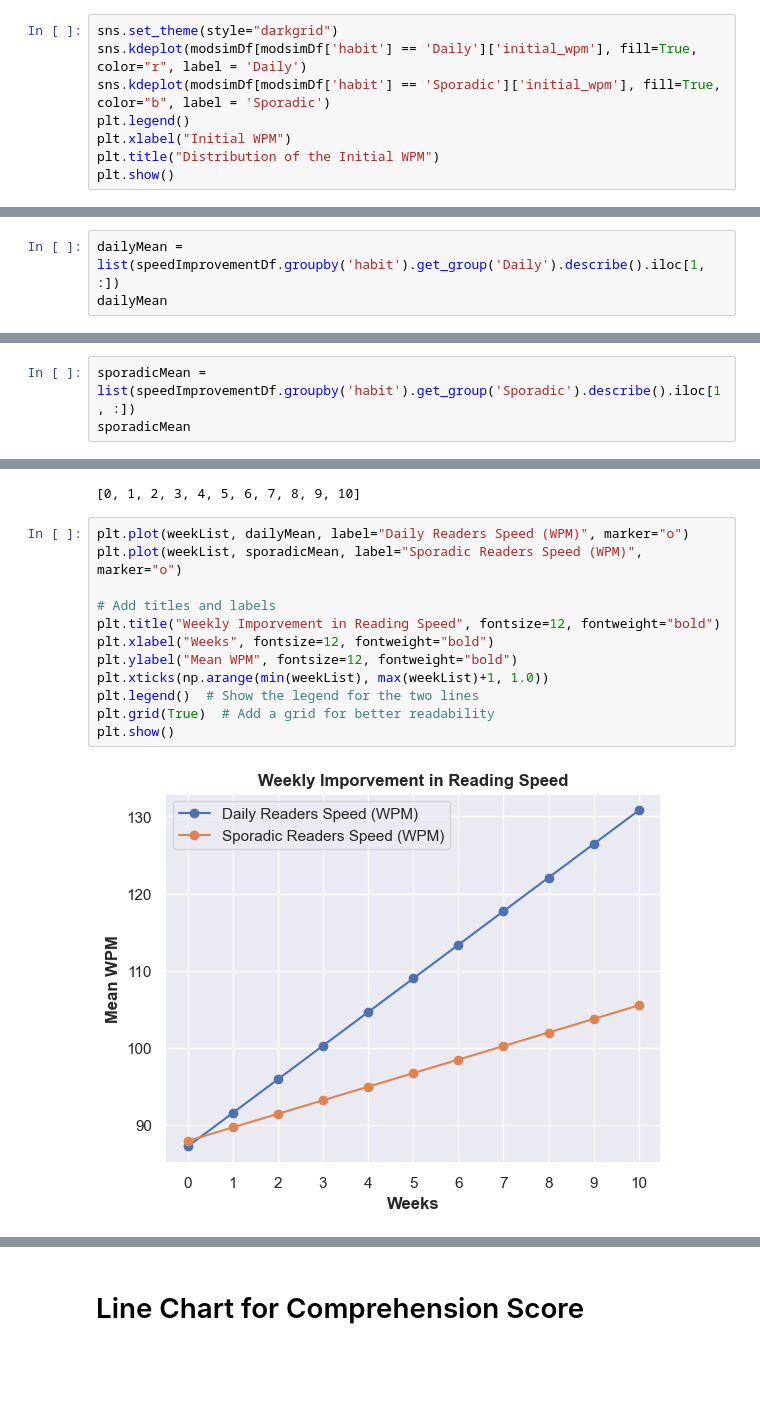
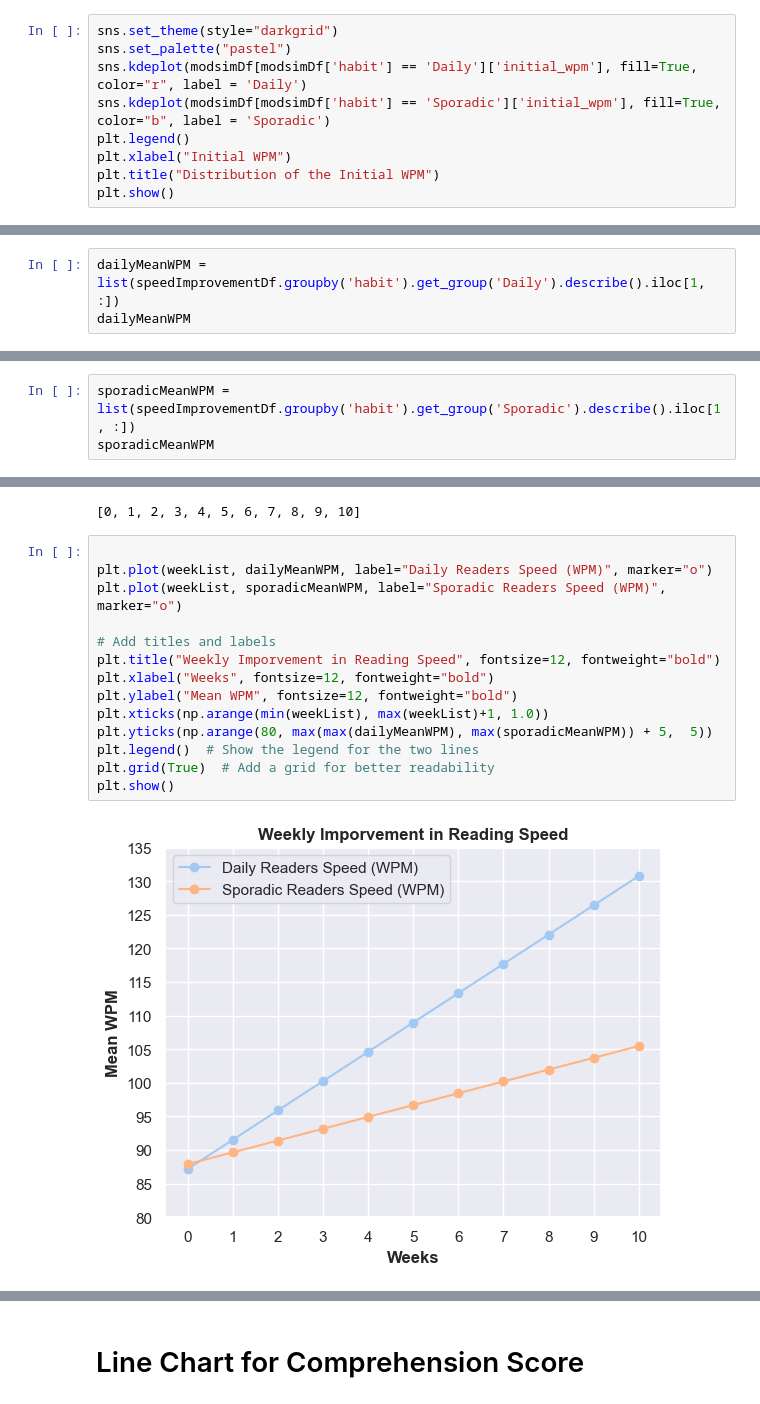
Before and after one commit to kimodri/school-projects, a Jupyter notebook: ModsimFINALFINAL.ipynb, the cells around one changed output, grey strips where cells are left out. Cells and saved outputs as stored; diff of their text form; blank space fills up the shorter version.

```diff
--- a/ModsimFINALFINAL.ipynb
+++ b/ModsimFINALFINAL.ipynb
@@ -370,6 +370,7 @@ modsimDf
 They look the same
 # %%
 sns.set_theme(style="darkgrid")
+sns.set_palette("pastel")
 sns.kdeplot(modsimDf[modsimDf['habit'] == 'Daily']['initial_wpm'], fill=True, color="r", label = 'Daily')
 sns.kdeplot(modsimDf[modsimDf['habit'] == 'Sporadic']['initial_wpm'], fill=True, color="b", label = 'Sporadic')
 plt.legend()
@@ -434,8 +435,8 @@ speedImprovementDf.groupby('habit').get_group('Sporadic').describe()
 | 75% | 126.00000 | 128.520000 | 131.040000 | 133.560000 | 136.080000 | 138.600000 | 141.120000 | 143.640000 | 146.160000 | 148.68000 | 151.200000 |
 | max | 158.00000 | 161.160000 | 164.320000 | 167.480000 | 170.640000 | 173.800000 | 176.960000 | 180.120000 | 183.280000 | 186.44000 | 189.600000 |
 # %%
-dailyMean = list(speedImprovementDf.groupby('habit').get_group('Daily').describe().iloc[1, :])
-dailyMean
+dailyMeanWPM = list(speedImprovementDf.groupby('habit').get_group('Daily').describe().iloc[1, :])
+dailyMeanWPM
 # %% [output]
 [87.18333333333334,
  91.54250000000002,
@@ -449,8 +450,8 @@ dailyMean
  126.41583333333331,
  130.775]
 # %%
-sporadicMean = list(speedImprovementDf.groupby('habit').get_group('Sporadic').describe().iloc[1, :])
-sporadicMean
+sporadicMeanWPM = list(speedImprovementDf.groupby('habit').get_group('Sporadic').describe().iloc[1, :])
+sporadicMeanWPM
 # %% [output]
 [87.9,
  89.65799999999999,
@@ -469,19 +470,21 @@ weekList
 # %% [output]
 [0, 1, 2, 3, 4, 5, 6, 7, 8, 9, 10]
 # %%
-plt.plot(weekList, dailyMean, label="Daily Readers Speed (WPM)", marker="o")
-plt.plot(weekList, sporadicMean, label="Sporadic Readers Speed (WPM)", marker="o")
+
+plt.plot(weekList, dailyMeanWPM, label="Daily Readers Speed (WPM)", marker="o")
+plt.plot(weekList, sporadicMeanWPM, label="Sporadic Readers Speed (WPM)", marker="o")
 
 # Add titles and labels
 plt.title("Weekly Imporvement in Reading Speed", fontsize=12, fontweight="bold")
 plt.xlabel("Weeks", fontsize=12, fontweight="bold")
 plt.ylabel("Mean WPM", fontsize=12, fontweight="bold")
 plt.xticks(np.arange(min(weekList), max(weekList)+1, 1.0))
+plt.yticks(np.arange(80, max(max(dailyMeanWPM), max(sporadicMeanWPM)) + 5,  5))
 plt.legend()  # Show the legend for the two lines
 plt.grid(True)  # Add a grid for better readability
 plt.show()
 # %% [output]
-[figure, old version]
+[figure, new version]
 # %%
 data = {
     "Week": weekList * 2,  # Repeat weeks for both habits
```
Also changed, not shown: parts of 32 cells of this notebook, 1 other file.
